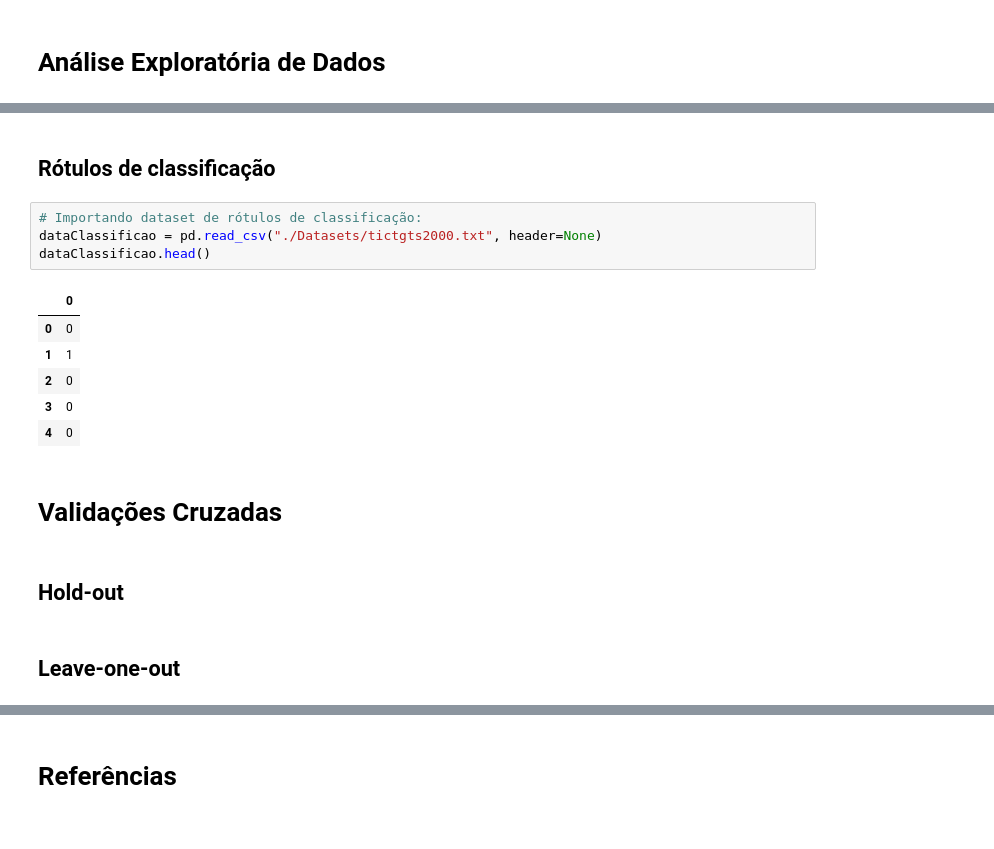
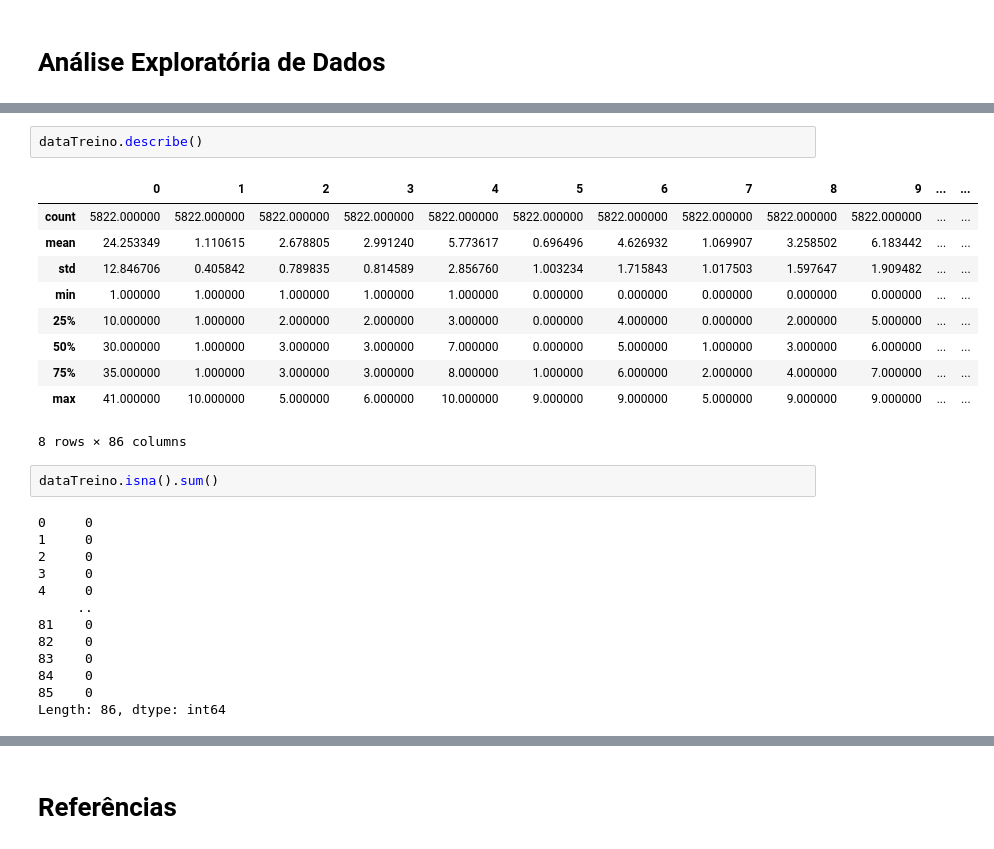
Before and after one commit to Barbomat/AD-Avaliacao-C3-Neumann-Software, a Jupyter notebook: Avalicação C3 - Neumann Software.ipynb, the cells around one changed output, grey strips where cells are left out. Drawn from its saved outputs; the diff is of its cells as text.

```diff
--- a/Avalicação C3 - Neumann Software.ipynb
+++ b/Avalicação C3 - Neumann Software.ipynb
@@ -67,19 +77,28 @@ dataValidacao.head()
-# %% [markdown]
-## Rótulos de classificação
-# %%
-# Importando dataset de rótulos de classificação:
-dataClassificao = pd.read_csv("./Datasets/tictgts2000.txt", header=None)
-dataClassificao.head()
-# %% [output]
-|  | 0 |
-| 0 | 0 |
-| 1 | 1 |
-| 2 | 0 |
-| 3 | 0 |
-| 4 | 0 |
-# %% [markdown]
-# Validações Cruzadas
-# %% [markdown]
-## Hold-out
-# %% [markdown]
-## Leave-one-out
+# %%
+dataTreino.describe()
+# %% [output]
+|  | 0 | 1 | 2 | 3 | 4 | 5 | 6 | 7 | 8 | 9 | ... | ... |
+| count | 5822.000000 | 5822.000000 | 5822.000000 | 5822.000000 | 5822.000000 | 5822.000000 | 5822.000000 | 5822.000000 | 5822.000000 | 5822.000000 | ... | ... |
+| mean | 24.253349 | 1.110615 | 2.678805 | 2.991240 | 5.773617 | 0.696496 | 4.626932 | 1.069907 | 3.258502 | 6.183442 | ... | ... |
+| std | 12.846706 | 0.405842 | 0.789835 | 0.814589 | 2.856760 | 1.003234 | 1.715843 | 1.017503 | 1.597647 | 1.909482 | ... | ... |
+| min | 1.000000 | 1.000000 | 1.000000 | 1.000000 | 1.000000 | 0.000000 | 0.000000 | 0.000000 | 0.000000 | 0.000000 | ... | ... |
+| 25% | 10.000000 | 1.000000 | 2.000000 | 2.000000 | 3.000000 | 0.000000 | 4.000000 | 0.000000 | 2.000000 | 5.000000 | ... | ... |
+| 50% | 30.000000 | 1.000000 | 3.000000 | 3.000000 | 7.000000 | 0.000000 | 5.000000 | 1.000000 | 3.000000 | 6.000000 | ... | ... |
+| 75% | 35.000000 | 1.000000 | 3.000000 | 3.000000 | 8.000000 | 1.000000 | 6.000000 | 2.000000 | 4.000000 | 7.000000 | ... | ... |
+| max | 41.000000 | 10.000000 | 5.000000 | 6.000000 | 10.000000 | 9.000000 | 9.000000 | 5.000000 | 9.000000 | 9.000000 | ... | ... |
+8 rows × 86 columns
+# %%
+dataTreino.isna().sum()
+# %% [output]
+0     0
+1     0
+2     0
+3     0
+4     0
+     ..
+81    0
+82    0
+83    0
+84    0
+85    0
+Length: 86, dtype: int64
```
Also changed, not shown: parts of 16 cells of this notebook.
